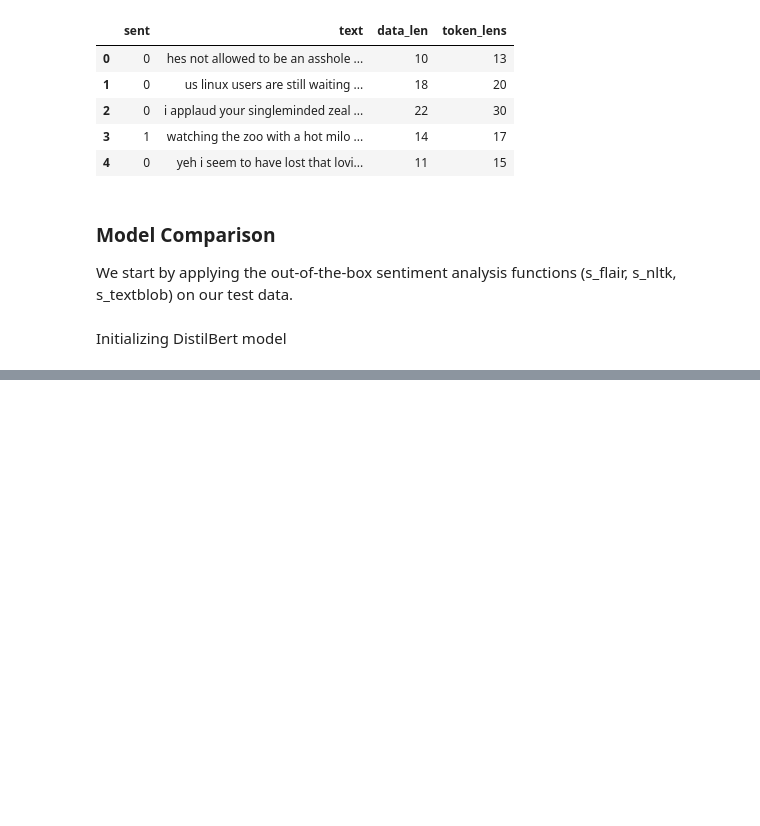
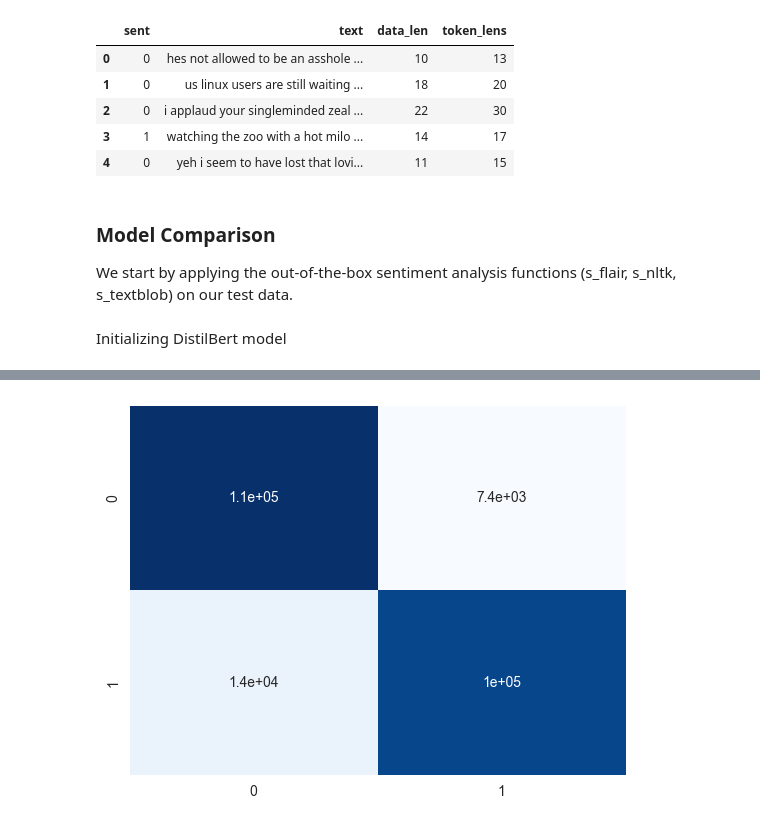
Before and after one commit to wyb-98/comparing_sent_analysis, a Jupyter notebook: models_comparison.ipynb, the cells around one changed output, grey strips where cells are left out. Cells and saved outputs as stored; diff of their text form; code cells hidden in the pictures; blank space fills up the shorter version.

```diff
--- a/models_comparison.ipynb
+++ b/models_comparison.ipynb
@@ -100,3 +111,9 @@ acc_plot.set_ylim(0.2, 1)
 # %%
 # save the plot as PNG file
 acc_plot.figure.savefig("seaborn_plot.png")
+# %%
+dbert_conf_matrix = confusion_matrix(df['sent'], df['DistilBert_sent'])
+# %%
+dbert_conf_matrix = seaborn.heatmap(dbert_conf_matrix, cmap= 'Blues', cbar= False, annot= True)
+# %% [output]
+[figure, added]
```
Also changed, not shown: parts of 11 cells of this notebook, 2 other files.
